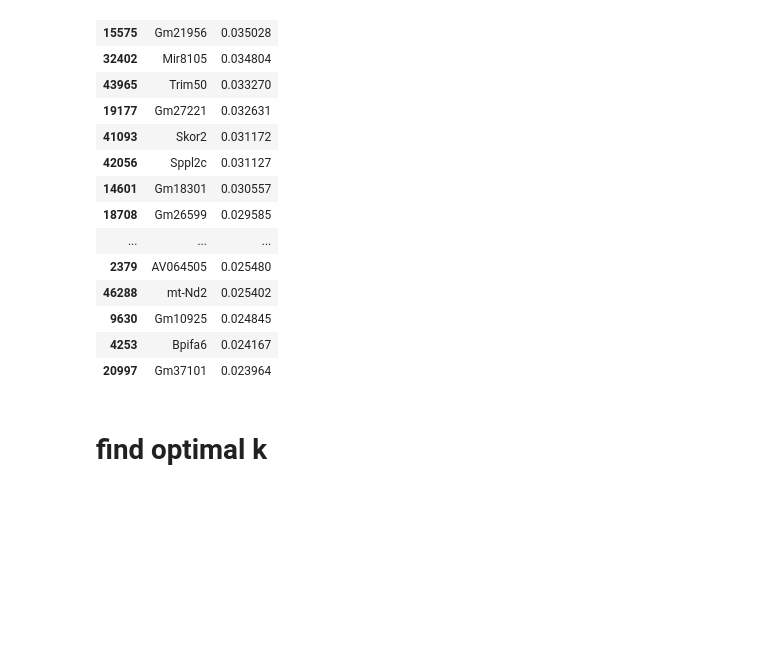
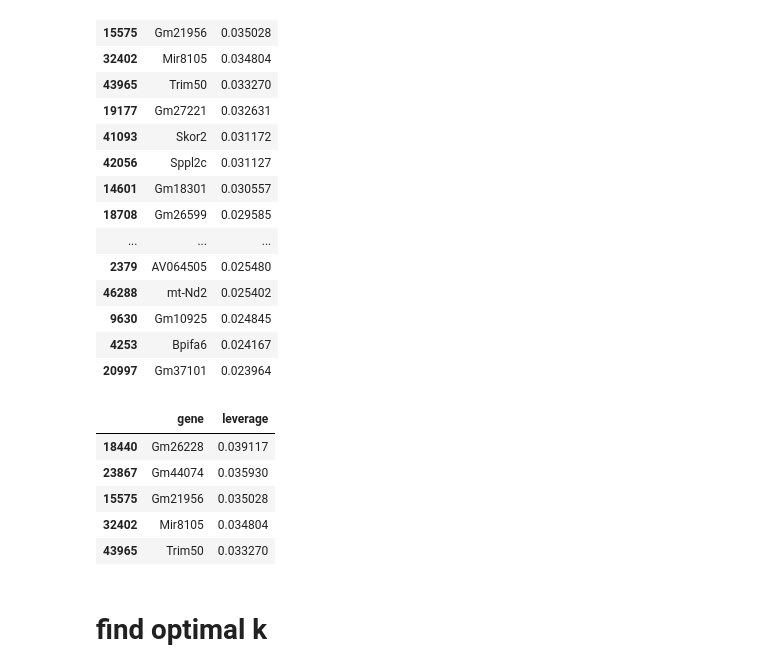
Before and after one commit to tmoerman/alois, a Jupyter notebook: notebooks/04_leverage_distributions.ipynb, the cells around one changed output. Drawn from its saved outputs; the diff is of its cells as text; code cells hidden in the pictures; blank space fills up the shorter version.

```diff
--- a/notebooks/04_leverage_distributions.ipynb
+++ b/notebooks/04_leverage_distributions.ipynb
@@ -215,3 +218,19 @@ pd.DataFrame(gene_cols) \
 | 9630 | Gm10925 | 0.024845 |
 | 4253 | Bpifa6 | 0.024167 |
 | 20997 | Gm37101 | 0.023964 |
+# %%
+ranked_gene_lev_df = pd.DataFrame(gene_cols) \
+    .merge(col_lev_df.sort_values(by='leverage', ascending=False),
+           left_index=True,
+           right_index=True) \
+    .sort_values(by='leverage', ascending=False)
+
+ranked_gene_lev_df.columns = ['gene', 'leverage']
+ranked_gene_lev_df.head()
+# %% [output]
+|  | gene | leverage |
+| 18440 | Gm26228 | 0.039117 |
+| 23867 | Gm44074 | 0.035930 |
+| 15575 | Gm21956 | 0.035028 |
+| 32402 | Mir8105 | 0.034804 |
+| 43965 | Trim50 | 0.033270 |
```
Also changed, not shown: parts of 3 cells of this notebook, 9 other files.
